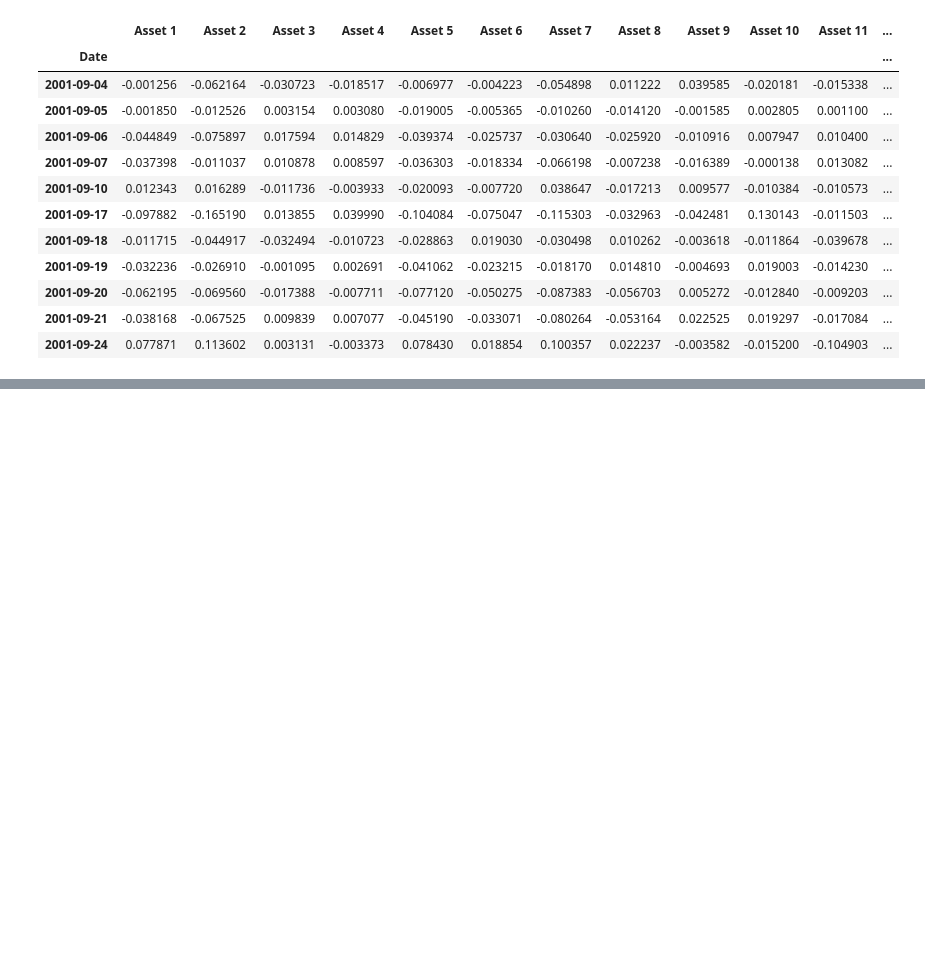
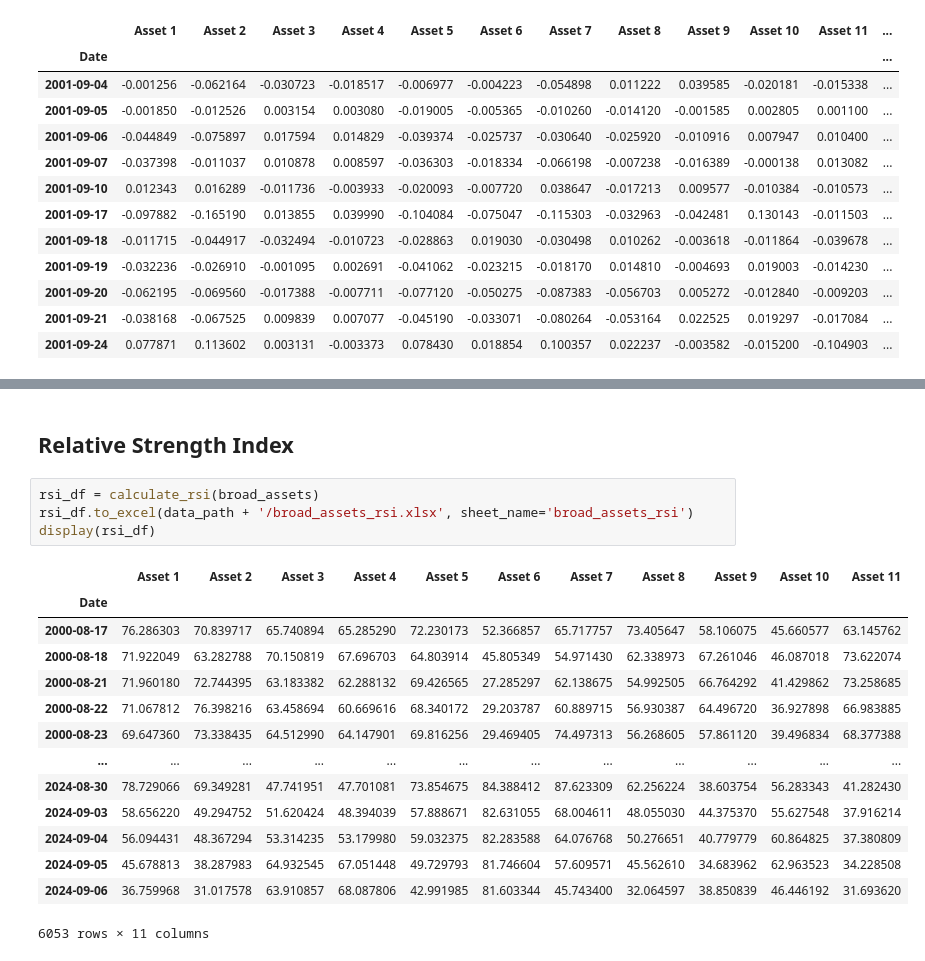
Before and after one commit to FlexiblePlanInvestmentsLtd/UniversityofChicago, a Jupyter notebook: analysis/initial_analysis.ipynb, the cells around one changed output, grey strips where cells are left out. Drawn from its saved outputs; the diff is of its cells as text; blank space fills up the shorter version.

```diff
--- a/analysis/initial_analysis.ipynb
+++ b/analysis/initial_analysis.ipynb
@@ -183,0 +246,21 @@ broad_assets.loc[(broad_assets.week == 59) | (broad_assets.week == 58)]
+# %% [markdown]
+## Relative Strength Index
+# %%
+rsi_df = calculate_rsi(broad_assets)
+rsi_df.to_excel(data_path + '/broad_assets_rsi.xlsx', sheet_name='broad_assets_rsi')
+display(rsi_df)
+# %% [output]
+|  | Asset 1 | Asset 2 | Asset 3 | Asset 4 | Asset 5 | Asset 6 | Asset 7 | Asset 8 | Asset 9 | Asset 10 | Asset 11 |
+| Date |  |  |  |  |  |  |  |  |  |  |  |
+| 2000-08-17 | 76.286303 | 70.839717 | 65.740894 | 65.285290 | 72.230173 | 52.366857 | 65.717757 | 73.405647 | 58.106075 | 45.660577 | 63.145762 |
+| 2000-08-18 | 71.922049 | 63.282788 | 70.150819 | 67.696703 | 64.803914 | 45.805349 | 54.971430 | 62.338973 | 67.261046 | 46.087018 | 73.622074 |
+| 2000-08-21 | 71.960180 | 72.744395 | 63.183382 | 62.288132 | 69.426565 | 27.285297 | 62.138675 | 54.992505 | 66.764292 | 41.429862 | 73.258685 |
+| 2000-08-22 | 71.067812 | 76.398216 | 63.458694 | 60.669616 | 68.340172 | 29.203787 | 60.889715 | 56.930387 | 64.496720 | 36.927898 | 66.983885 |
+| 2000-08-23 | 69.647360 | 73.338435 | 64.512990 | 64.147901 | 69.816256 | 29.469405 | 74.497313 | 56.268605 | 57.861120 | 39.496834 | 68.377388 |
+| ... | ... | ... | ... | ... | ... | ... | ... | ... | ... | ... | ... |
+| 2024-08-30 | 78.729066 | 69.349281 | 47.741951 | 47.701081 | 73.854675 | 84.388412 | 87.623309 | 62.256224 | 38.603754 | 56.283343 | 41.282430 |
+| 2024-09-03 | 58.656220 | 49.294752 | 51.620424 | 48.394039 | 57.888671 | 82.631055 | 68.004611 | 48.055030 | 44.375370 | 55.627548 | 37.916214 |
+| 2024-09-04 | 56.094431 | 48.367294 | 53.314235 | 53.179980 | 59.032375 | 82.283588 | 64.076768 | 50.276651 | 40.779779 | 60.864825 | 37.380809 |
+| 2024-09-05 | 45.678813 | 38.287983 | 64.932545 | 67.051448 | 49.729793 | 81.746604 | 57.609571 | 45.562610 | 34.683962 | 62.963523 | 34.228508 |
+| 2024-09-06 | 36.759968 | 31.017578 | 63.910857 | 68.087806 | 42.991985 | 81.603344 | 45.743400 | 32.064597 | 38.850839 | 46.446192 | 31.693620 |
+6053 rows × 11 columns
```
Also changed, not shown: parts of 23 cells of this notebook, 21 other files.
